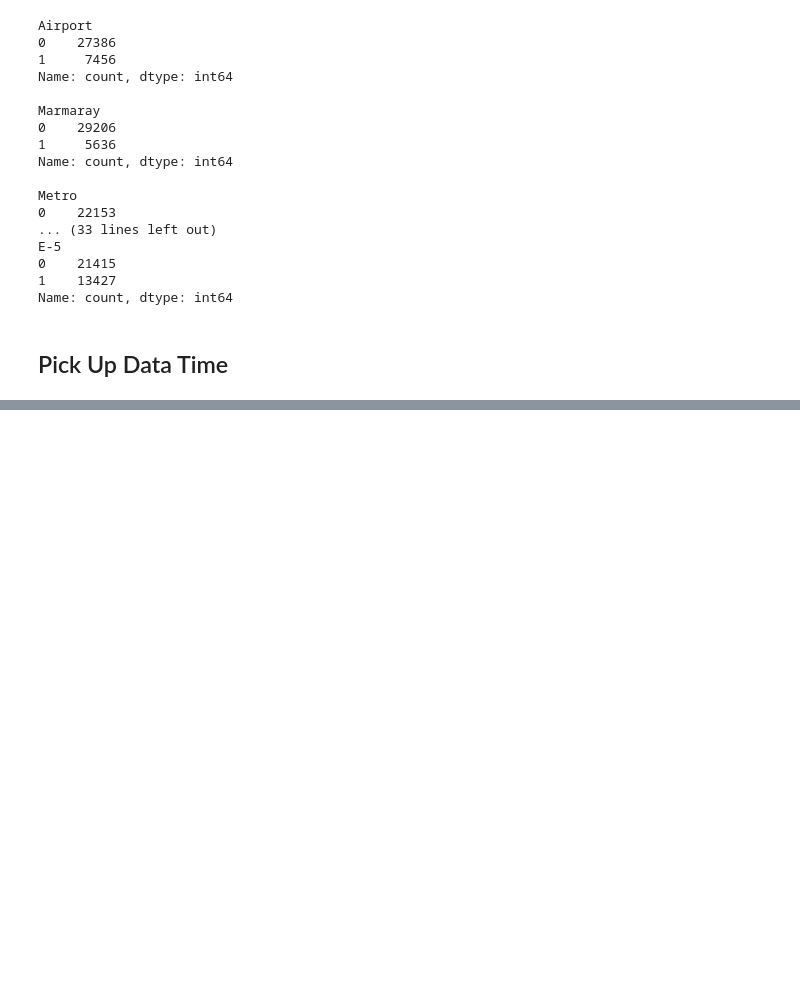
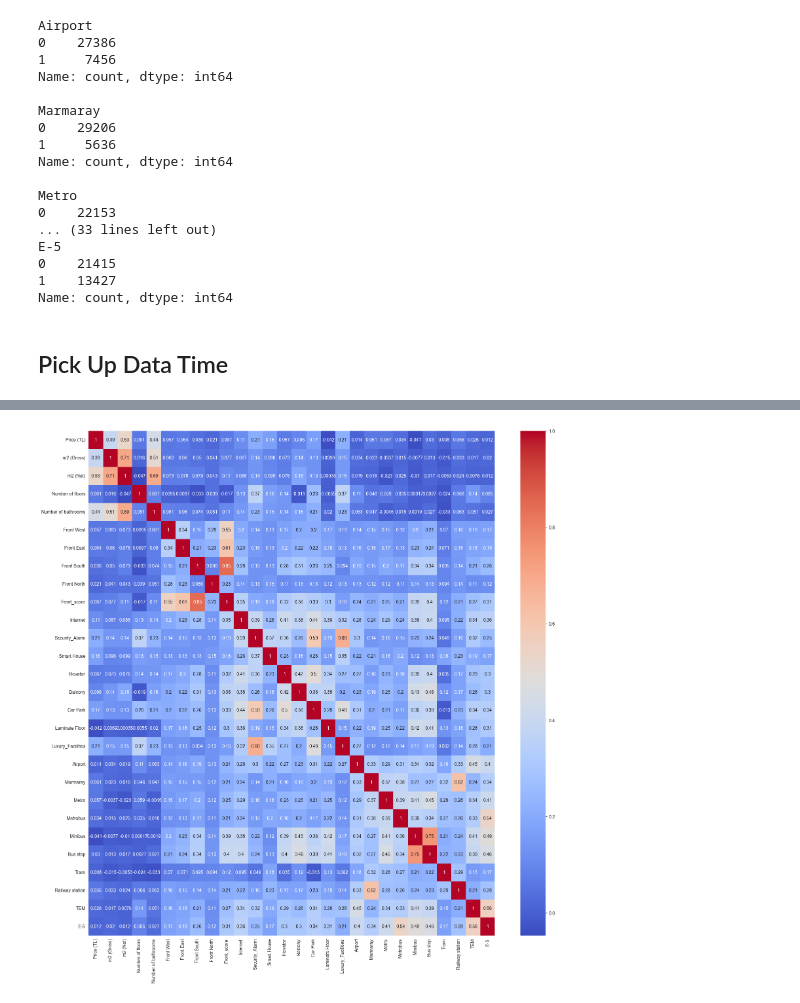
Before and after one commit to muhammetcubukluoz/IstanbulHousePricePrediction_ML, a Jupyter notebook: istanbul_house_price_prediction.ipynb, the cells around one changed output, grey strips where cells are left out. Saved outputs shown, nothing was run; the diff lists cells and outputs as text; code cells hidden in the pictures; blank space fills up the shorter version.

Commit message:
Add exploratory data visualizations and statistical plots for HomeSaleData dataset

```diff
--- a/istanbul_house_price_prediction.ipynb
+++ b/istanbul_house_price_prediction.ipynb
@@ -617,0 +644,46 @@ data = data.drop("Pick Up Data Time", axis=1)
+# %%
+columns = [
+    "District",
+    "Neighborhood",
+    "Price (TL)",
+    "m2 (Gross)",
+    "m2 (Net)",
+    "Number of rooms",
+    "Building Age",
+    "Floor location",
+    "Number of floors",
+    "Heating",
+    "Number of bathrooms",
+    "Available for Loan",
+    "From who",
+    "Front West",
+    "Front East",
+    "Front South",
+    "Front North",
+    "Front_combined",
+    "Front_score",
+    "Internet",
+    "Security_Alarm",
+    "Smart House",
+    "Elevator",
+    "Balcony",
+    "Car Park",
+    "Laminate Floor",
+    "Luxury_Facilities",
+    "Airport",
+    "Marmaray",
+    "Metro",
+    "Metrobus",
+    "Minibus",
+    "Bus stop",
+    "Tram",
+    "Railway station",
+    "TEM",
+    "E-5"
+]
+# %%
+plt.figure(figsize=(20, 20))
+sns.heatmap(data[columns].corr(numeric_only=True), annot=True, cmap="coolwarm")
+plt.show()
+# %% [output]
+[figure, added]
```
Also changed, not shown: parts of 17 cells of this notebook.
